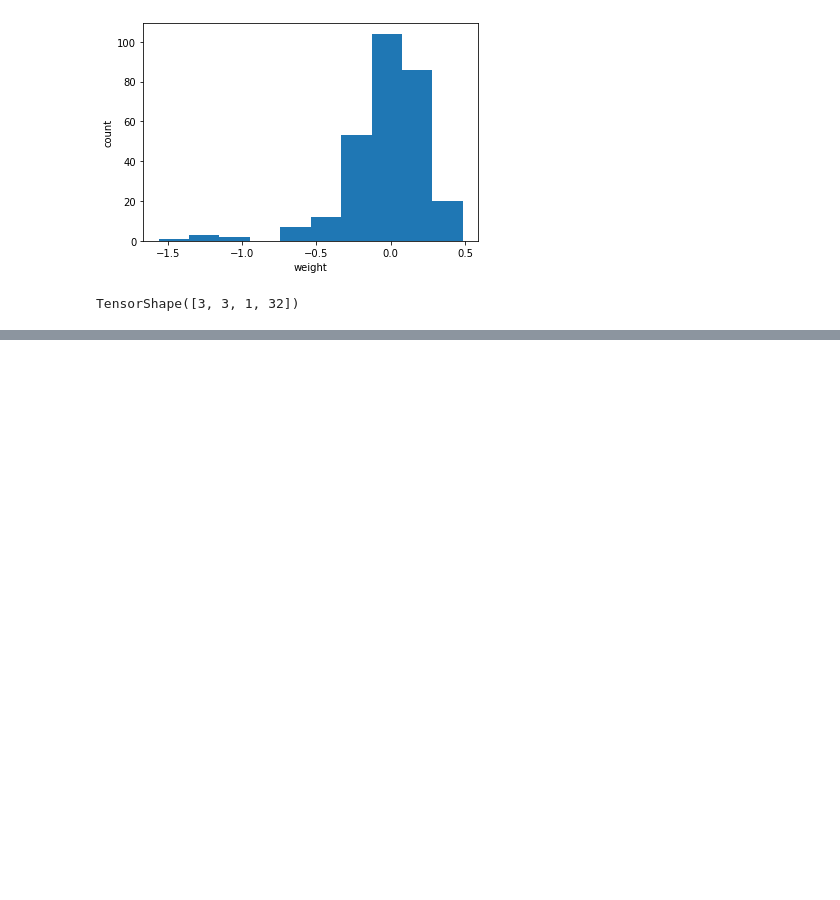
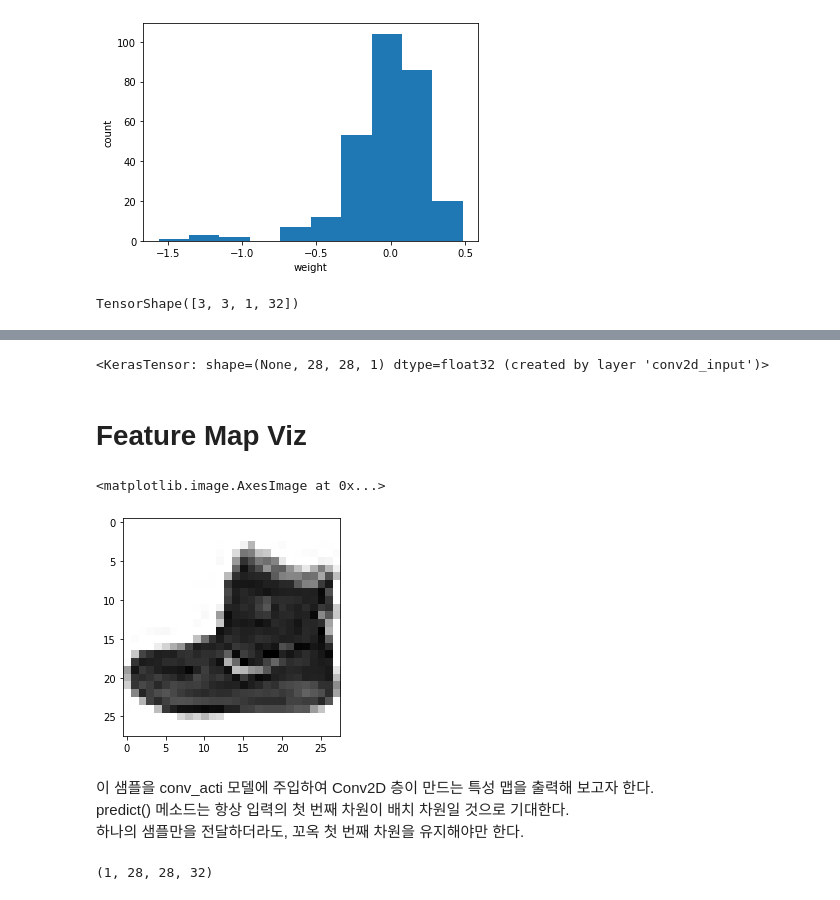
Before and after one commit to 42cosmos/hg-mldl, a Jupyter notebook: ch0803.ipynb, the cells around one changed output, grey strips where cells are left out. Cells and saved outputs as stored; diff of their text form; code cells hidden in the pictures; blank space fills up the shorter version.

```diff
--- a/ch0803.ipynb
+++ b/ch0803.ipynb
@@ -63,0 +109,4 @@ Text(0, 0.5, 'cnt')
+# %%
+model.input
+# %% [output]
+<KerasTensor: shape=(None, 28, 28, 1) dtype=float32 (created by layer 'conv2d_input')>
@@ -63,0 +115,15 @@ Text(0, 0.5, 'cnt')
+# %% [markdown]
+# Feature Map Viz
+# %%
+# Sample
+(train_input, train_target), (test_input, test_target) = \
+    keras.datasets.fashion_mnist.load_data()
+
+plt.imshow(train_input[0], cmap='gray_r')
+# %% [output]
+<matplotlib.image.AxesImage at 0x...>
+[figure, added]
+# %% [markdown]
+이 샘플을 conv_acti 모델에 주입하여 Conv2D 층이 만드는 특성 맵을 출력해 보고자 한다.
+predict() 메소드는 항상 입력의 첫 번째 차원이 배치 차원일 것으로 기대한다.
+하나의 샘플만을 전달하더라도, 꼬옥 첫 번째 차원을 유지해야만 한다.
@@ -63,0 +133,4 @@ Text(0, 0.5, 'cnt')
+# %%
+feature_maps.shape
+# %% [output]
+(1, 28, 28, 32)
```
Also changed, not shown: parts of 18 cells of this notebook.
